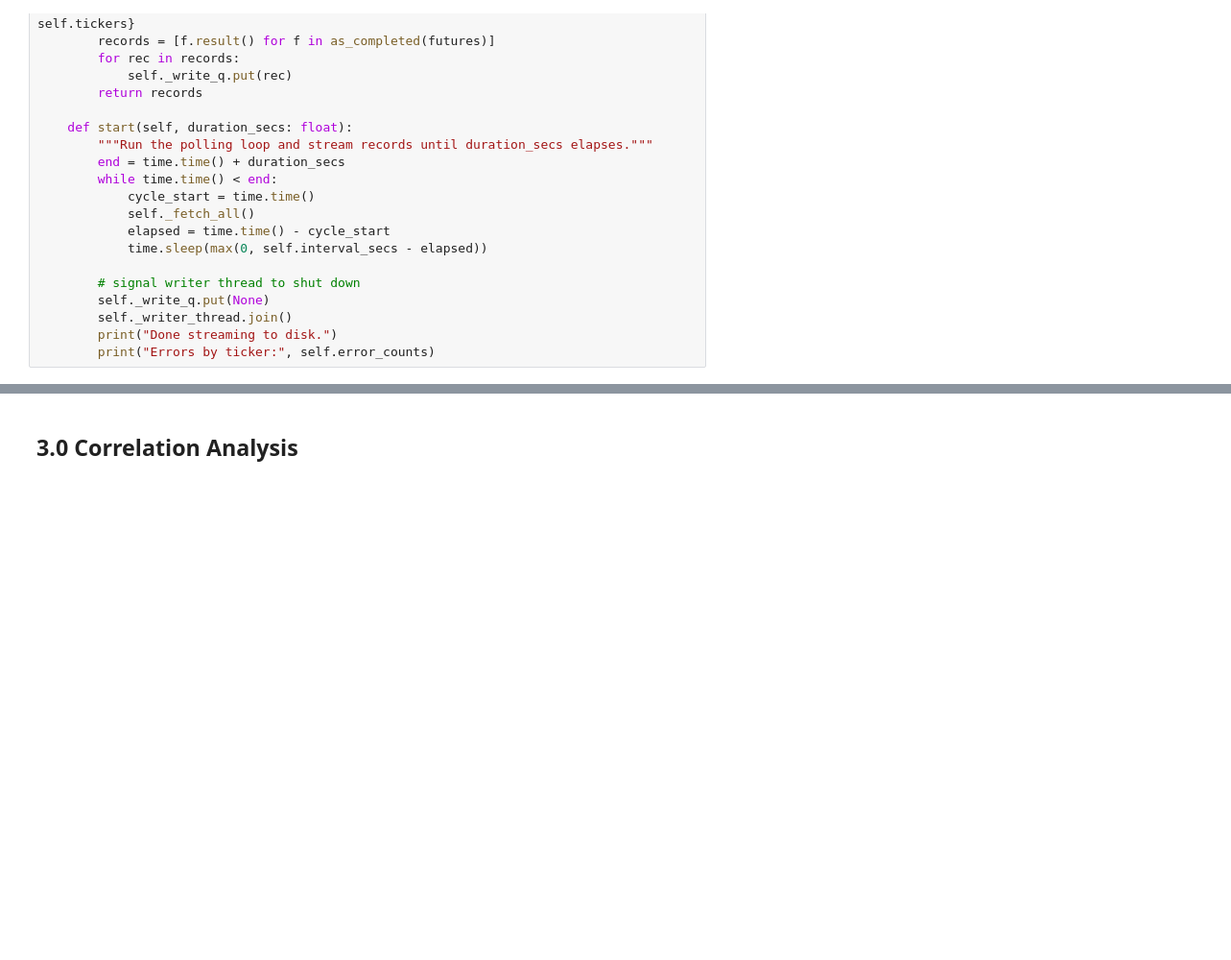
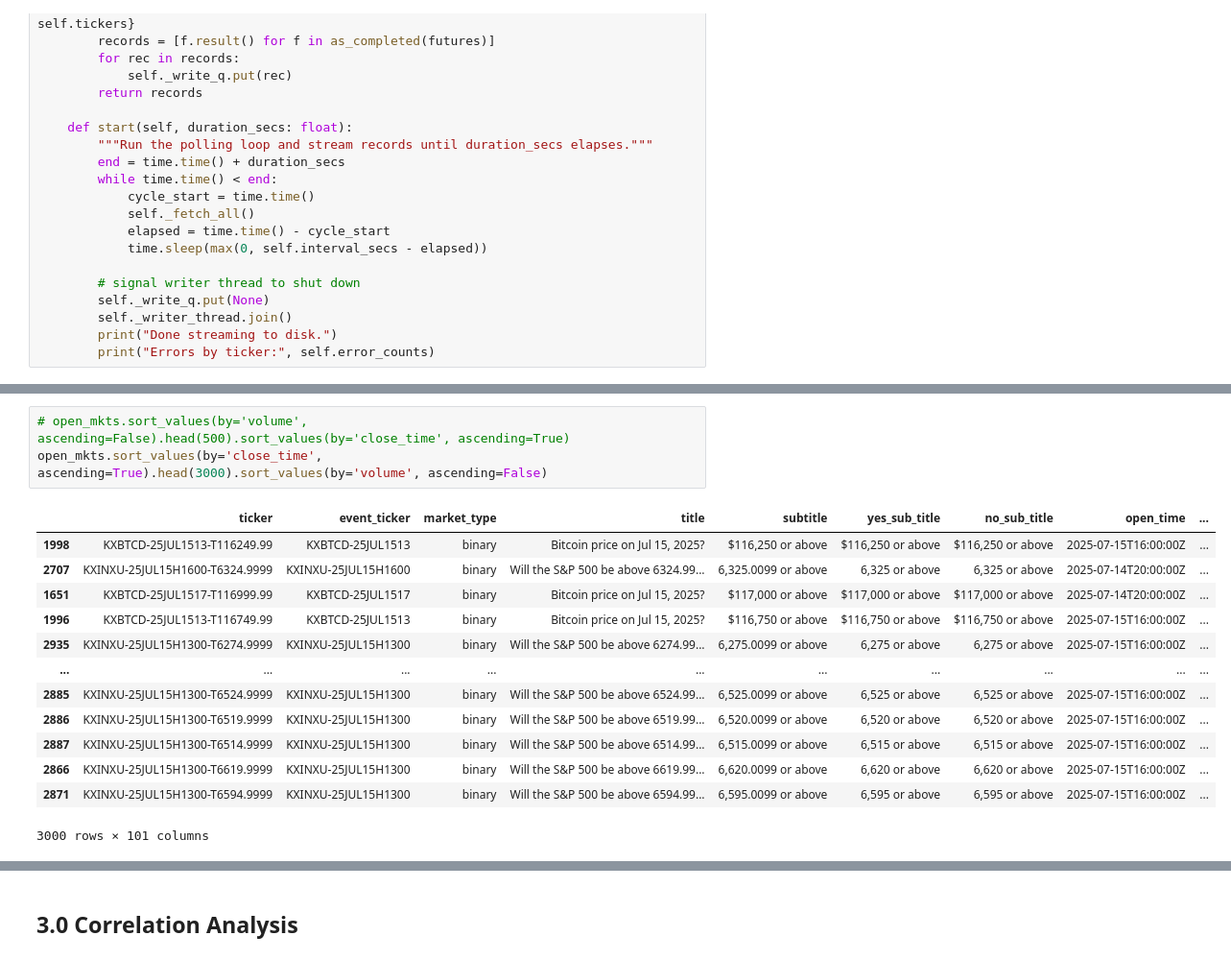
Before and after one commit to NiccoloComati/mykalshi, a Jupyter notebook: main.ipynb, the cells around one changed output, grey strips where cells are left out. Shown at 96% size. Saved outputs shown, nothing was run; the diff lists cells and outputs as text; blank space fills up the shorter version.

```diff
--- a/main.ipynb
+++ b/main.ipynb
@@ -1008,3 +992,20 @@ Done n=200, int=10.0, w=44, calls=50
+# %%
+# open_mkts.sort_values(by='volume', ascending=False).head(500).sort_values(by='close_time', ascending=True)
+open_mkts.sort_values(by='close_time', ascending=True).head(3000).sort_values(by='volume', ascending=False)
+# %% [output]
+|  | ticker | event_ticker | market_type | title | subtitle | yes_sub_title | no_sub_title | open_time | ... |
+| 1998 | KXBTCD-25JUL1513-T116249.99 | KXBTCD-25JUL1513 | binary | Bitcoin price on Jul 15, 2025? | $116,250 or above | $116,250 or above | $116,250 or above | 2025-07-15T16:00:00Z | ... |
+| 2707 | KXINXU-25JUL15H1600-T6324.9999 | KXINXU-25JUL15H1600 | binary | Will the S&P 500 be above 6324.99... | 6,325.0099 or above | 6,325 or above | 6,325 or above | 2025-07-14T20:00:00Z | ... |
+| 1651 | KXBTCD-25JUL1517-T116999.99 | KXBTCD-25JUL1517 | binary | Bitcoin price on Jul 15, 2025? | $117,000 or above | $117,000 or above | $117,000 or above | 2025-07-14T20:00:00Z | ... |
+| 1996 | KXBTCD-25JUL1513-T116749.99 | KXBTCD-25JUL1513 | binary | Bitcoin price on Jul 15, 2025? | $116,750 or above | $116,750 or above | $116,750 or above | 2025-07-15T16:00:00Z | ... |
+| 2935 | KXINXU-25JUL15H1300-T6274.9999 | KXINXU-25JUL15H1300 | binary | Will the S&P 500 be above 6274.99... | 6,275.0099 or above | 6,275 or above | 6,275 or above | 2025-07-15T16:00:00Z | ... |
+| ... | ... | ... | ... | ... | ... | ... | ... | ... | ... |
+| 2885 | KXINXU-25JUL15H1300-T6524.9999 | KXINXU-25JUL15H1300 | binary | Will the S&P 500 be above 6524.99... | 6,525.0099 or above | 6,525 or above | 6,525 or above | 2025-07-15T16:00:00Z | ... |
+| 2886 | KXINXU-25JUL15H1300-T6519.9999 | KXINXU-25JUL15H1300 | binary | Will the S&P 500 be above 6519.99... | 6,520.0099 or above | 6,520 or above | 6,520 or above | 2025-07-15T16:00:00Z | ... |
+| 2887 | KXINXU-25JUL15H1300-T6514.9999 | KXINXU-25JUL15H1300 | binary | Will the S&P 500 be above 6514.99... | 6,515.0099 or above | 6,515 or above | 6,515 or above | 2025-07-15T16:00:00Z | ... |
+| 2866 | KXINXU-25JUL15H1300-T6619.9999 | KXINXU-25JUL15H1300 | binary | Will the S&P 500 be above 6619.99... | 6,620.0099 or above | 6,620 or above | 6,620 or above | 2025-07-15T16:00:00Z | ... |
+| 2871 | KXINXU-25JUL15H1300-T6594.9999 | KXINXU-25JUL15H1300 | binary | Will the S&P 500 be above 6594.99... | 6,595.0099 or above | 6,595 or above | 6,595 or above | 2025-07-15T16:00:00Z | ... |
+3000 rows × 101 columns
 # %%
 import time
 from datetime import datetime
```
Also changed, not shown: parts of 14 cells of this notebook, 2 other files.
